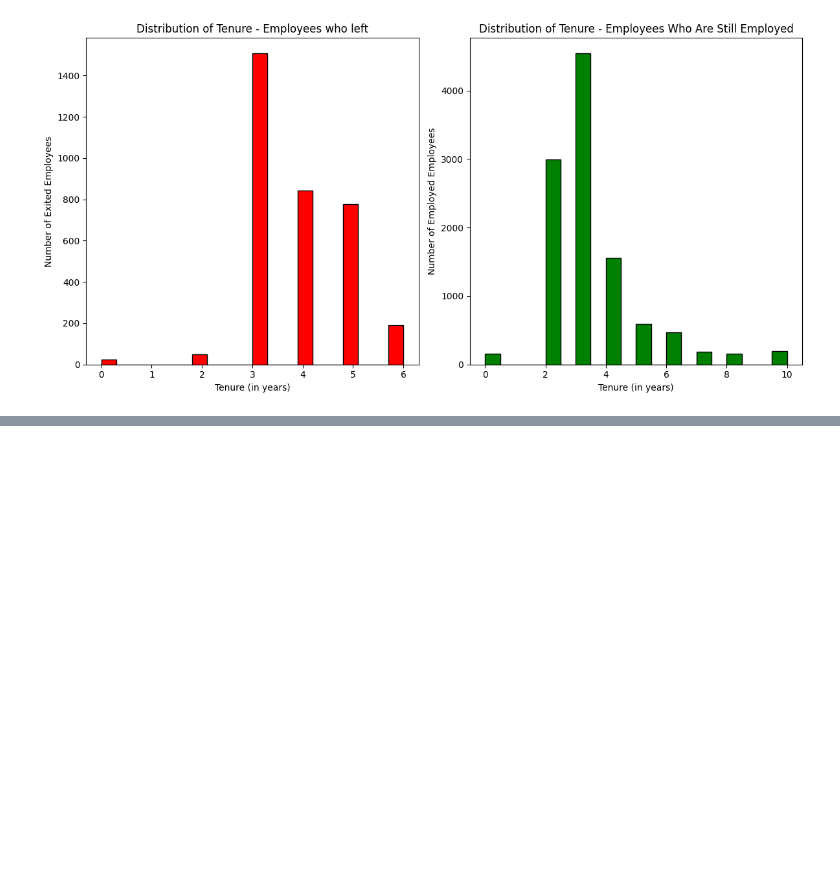
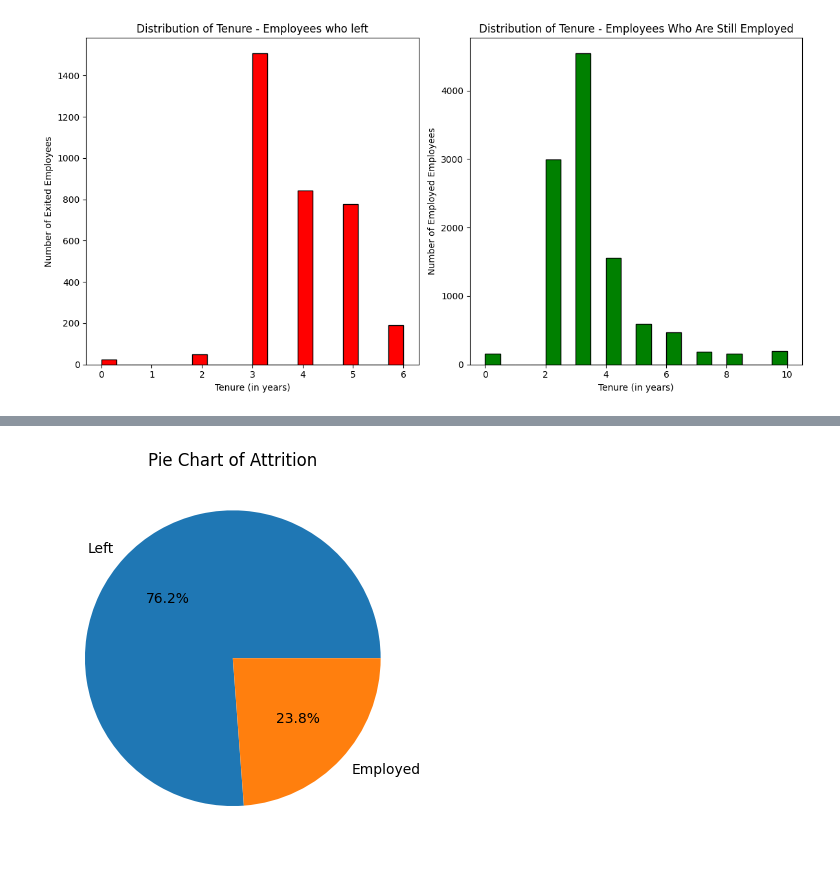
Before and after one commit to rahul-727/ML, a Jupyter notebook: 2348544_Lab7.ipynb, the cells around one changed output, grey strips where cells are left out. Saved outputs shown, nothing was run; the diff lists cells and outputs as text; code cells hidden in the pictures; blank space fills up the shorter version.

```diff
--- a/2348544_Lab7.ipynb
+++ b/2348544_Lab7.ipynb
@@ -101,0 +115,9 @@ plt.show()
+# %%
+status = df["status"]
+
+# Plot the pie chart
+plt.pie(status.value_counts(), labels=status.unique(), autopct='%1.1f%%')
+plt.title("Pie Chart of Attrition")
+plt.show()
+# %% [output]
+[figure, added]
```
Also changed, not shown: parts of 32 cells of this notebook.
